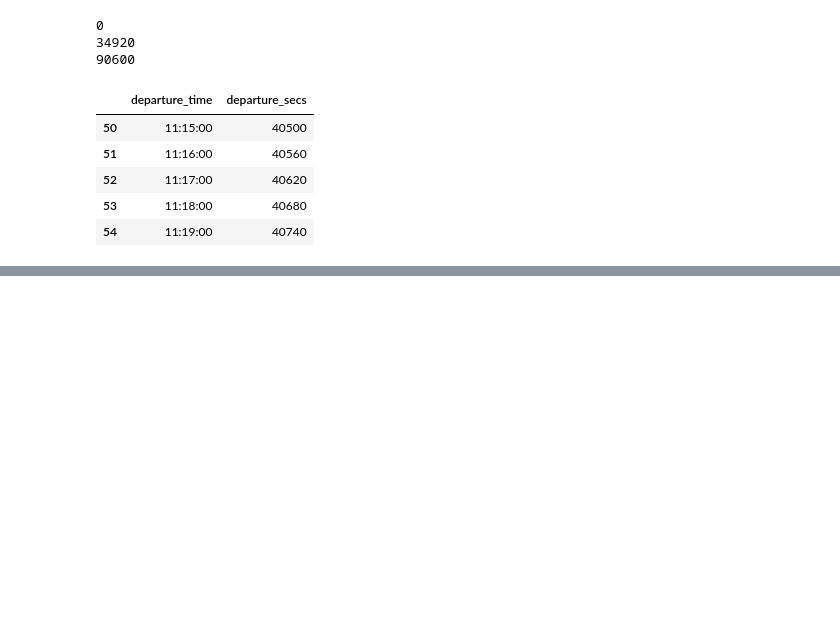
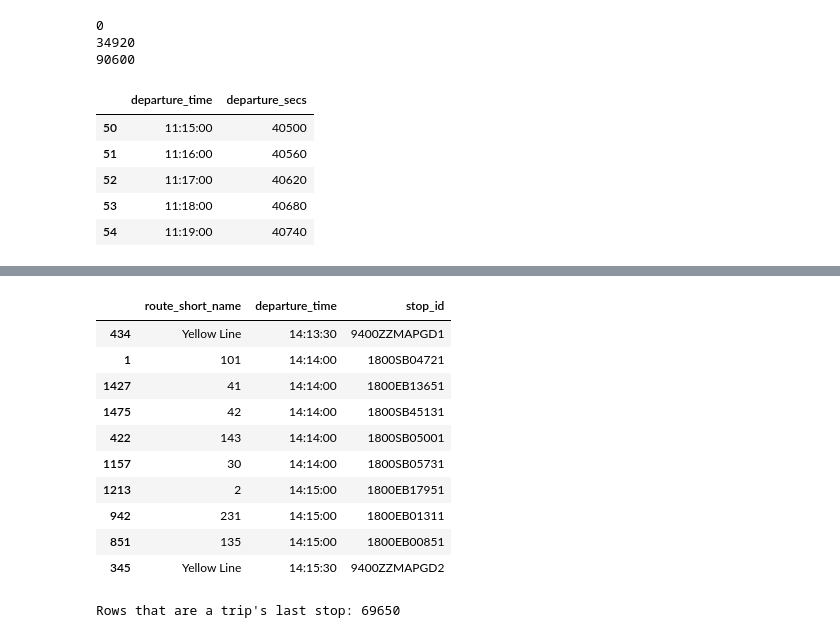
Before and after one commit to kaushaltatkare/manchester-bus-tracker, a Jupyter notebook: notebooks/01_explore_stops.ipynb, the cells around one changed output, grey strips where cells are left out. Cells and saved outputs as stored; diff of their text form; code cells hidden in the pictures; blank space fills up the shorter version.

Commit message:
Exclude terminating trips from departure results

```diff
--- a/notebooks/01_explore_stops.ipynb
+++ b/notebooks/01_explore_stops.ipynb
@@ -317,0 +356,53 @@ gm_stop_times[["departure_time", "departure_secs"]].head()
+# %%
+gm_routes = pd.read_parquet("../data/processed/gm_routes.parquet")
+# %%
+from datetime import datetime
+
+def next_departures(stop_name: str, when: datetime | None = None, limit: int = 10) -> pd.DataFrame:
+    """Next departures from every stop matching a name."""
+    when = when or datetime.now()
+
+    # 1. Which stops? (all stops with this name)
+    stop_ids = find_stops(stop_name)["stop_id"]
+
+    # 2. Which trips run today?
+    trips_today = gm_trips[gm_trips["service_id"].isin(services_on(when.date()))]
+
+    # 3. Current time in seconds after midnight
+    now_secs = when.hour * 3600 + when.minute * 60 + when.second
+
+    # 4. Timetable rows: right stops + running today + not yet departed
+    deps = gm_stop_times[
+        gm_stop_times["stop_id"].isin(stop_ids)
+        & gm_stop_times["trip_id"].isin(trips_today["trip_id"])
+        & (gm_stop_times["departure_secs"] >= now_secs)
+        & (~gm_stop_times["is_last_stop"])
+    ]
+
+    # 5. Add the bus number: stop_times -> trips -> routes
+    deps = deps.merge(trips_today[["trip_id", "route_id"]], on="trip_id")
+    deps = deps.merge(gm_routes[["route_id", "route_short_name"]], on="route_id")
+
+    # 6. Soonest first
+    deps = deps.sort_values("departure_secs").head(limit)
+    return deps[["route_short_name", "departure_time", "stop_id"]]
+
+next_departures("Piccadilly Gardens")
+# %% [output]
+|  | route_short_name | departure_time | stop_id |
+| 434 | Yellow Line | 14:13:30 | 9400ZZMAPGD1 |
+| 1 | 101 | 14:14:00 | 1800SB04721 |
+| 1427 | 41 | 14:14:00 | 1800EB13651 |
+| 1475 | 42 | 14:14:00 | 1800SB45131 |
+| 422 | 143 | 14:14:00 | 1800SB05001 |
+| 1157 | 30 | 14:14:00 | 1800SB05731 |
+| 1213 | 2 | 14:15:00 | 1800EB17951 |
+| 942 | 231 | 14:15:00 | 1800EB01311 |
+| 851 | 135 | 14:15:00 | 1800EB00851 |
+| 345 | Yellow Line | 14:15:30 | 9400ZZMAPGD2 |
+# %%
+last_seq = gm_stop_times.groupby("trip_id")["stop_sequence"].transform("max")
+gm_stop_times["is_last_stop"] = gm_stop_times["stop_sequence"] == last_seq
+print("Rows that are a trip's last stop:", gm_stop_times["is_last_stop"].sum())
+# %% [output]
+Rows that are a trip's last stop: 69650
```
Also changed, not shown: parts of 8 cells of this notebook.
